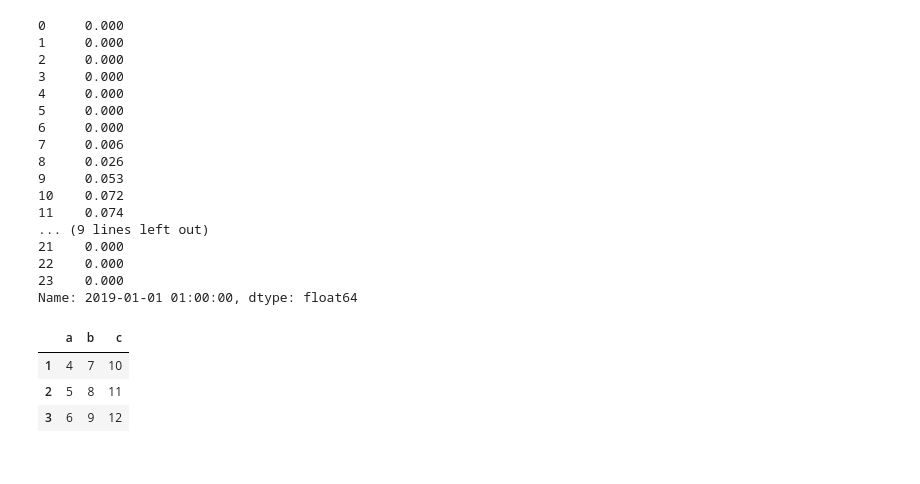
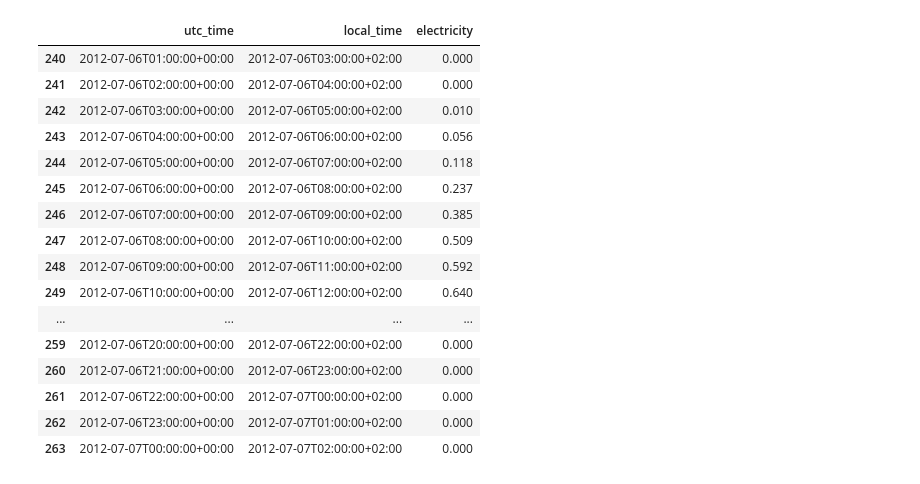
Before and after one commit to jerome-roeser/advanced-power-forecast, a Jupyter notebook: notebooks/jerome_working_notebook.ipynb, the cells around one changed output. Cells and saved outputs as stored; diff of their text form; code cells hidden in the pictures.

```diff
--- a/notebooks/jerome_working_notebook.ipynb
+++ b/notebooks/jerome_working_notebook.ipynb
@@ -59,34 +8,0 @@ response
-# %%
-baseline_df = pd.DataFrame(response)
-baseline_df.get(input_prediction_date)
-# %% [output]
-0     0.000
-1     0.000
-2     0.000
-3     0.000
-4     0.000
-5     0.000
-6     0.000
-7     0.006
-8     0.026
-9     0.053
-10    0.072
-11    0.074
-... (9 lines left out)
-21    0.000
-22    0.000
-23    0.000
-Name: 2019-01-01 01:00:00, dtype: float64
-# %%
-pd.DataFrame([
-    [4, 7, 10],
-    [5, 8, 11],
-    [6, 9, 12]
-    ],
-index=[1, 2, 3],
-columns=['a', 'b', 'c'])
-# %% [output]
-|  | a | b | c |
-| 1 | 4 | 7 | 10 |
-| 2 | 5 | 8 | 11 |
-| 3 | 6 | 9 | 12 |
@@ -93 +28,21 @@ columns=['a', 'b', 'c'])
+# %%
+data_df.iloc[-24:,:]
+# %% [output]
+|  | utc_time | local_time | electricity |
+| 240 | 2012-07-06T01:00:00+00:00 | 2012-07-06T03:00:00+02:00 | 0.000 |
+| 241 | 2012-07-06T02:00:00+00:00 | 2012-07-06T04:00:00+02:00 | 0.000 |
+| 242 | 2012-07-06T03:00:00+00:00 | 2012-07-06T05:00:00+02:00 | 0.010 |
+| 243 | 2012-07-06T04:00:00+00:00 | 2012-07-06T06:00:00+02:00 | 0.056 |
+| 244 | 2012-07-06T05:00:00+00:00 | 2012-07-06T07:00:00+02:00 | 0.118 |
+| 245 | 2012-07-06T06:00:00+00:00 | 2012-07-06T08:00:00+02:00 | 0.237 |
+| 246 | 2012-07-06T07:00:00+00:00 | 2012-07-06T09:00:00+02:00 | 0.385 |
+| 247 | 2012-07-06T08:00:00+00:00 | 2012-07-06T10:00:00+02:00 | 0.509 |
+| 248 | 2012-07-06T09:00:00+00:00 | 2012-07-06T11:00:00+02:00 | 0.592 |
+| 249 | 2012-07-06T10:00:00+00:00 | 2012-07-06T12:00:00+02:00 | 0.640 |
+| ... | ... | ... | ... |
+| 259 | 2012-07-06T20:00:00+00:00 | 2012-07-06T22:00:00+02:00 | 0.000 |
+| 260 | 2012-07-06T21:00:00+00:00 | 2012-07-06T23:00:00+02:00 | 0.000 |
+| 261 | 2012-07-06T22:00:00+00:00 | 2012-07-07T00:00:00+02:00 | 0.000 |
+| 262 | 2012-07-06T23:00:00+00:00 | 2012-07-07T01:00:00+02:00 | 0.000 |
+| 263 | 2012-07-07T00:00:00+00:00 | 2012-07-07T02:00:00+02:00 | 0.000 |
 # %%
```
Also changed, not shown: parts of 10 cells of this notebook, 1 other file.
